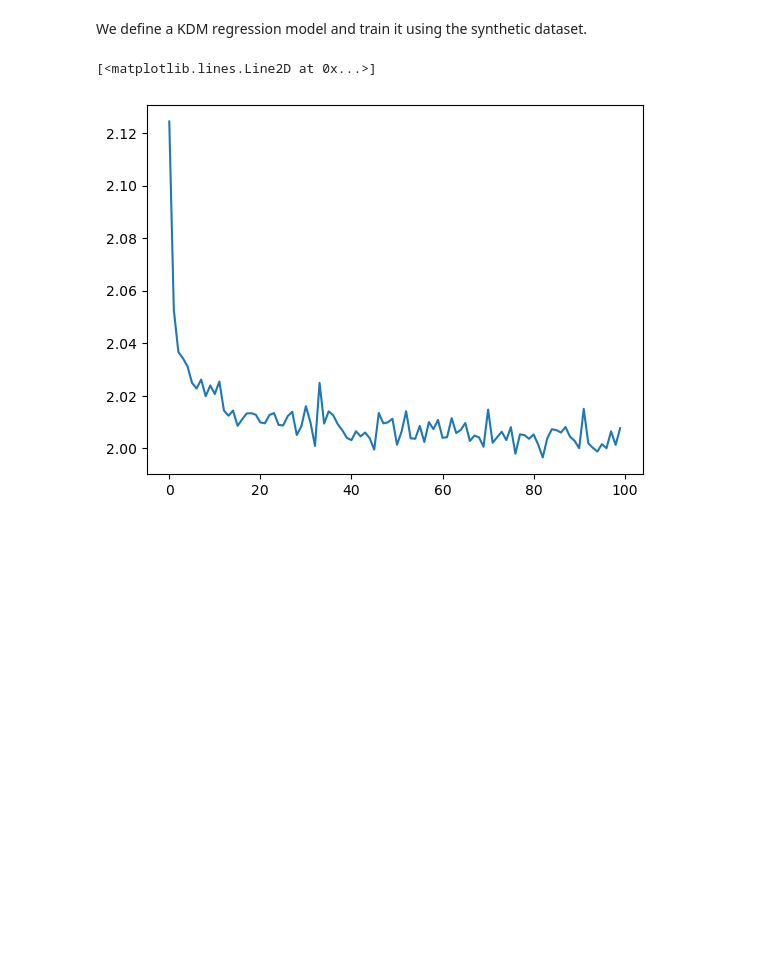
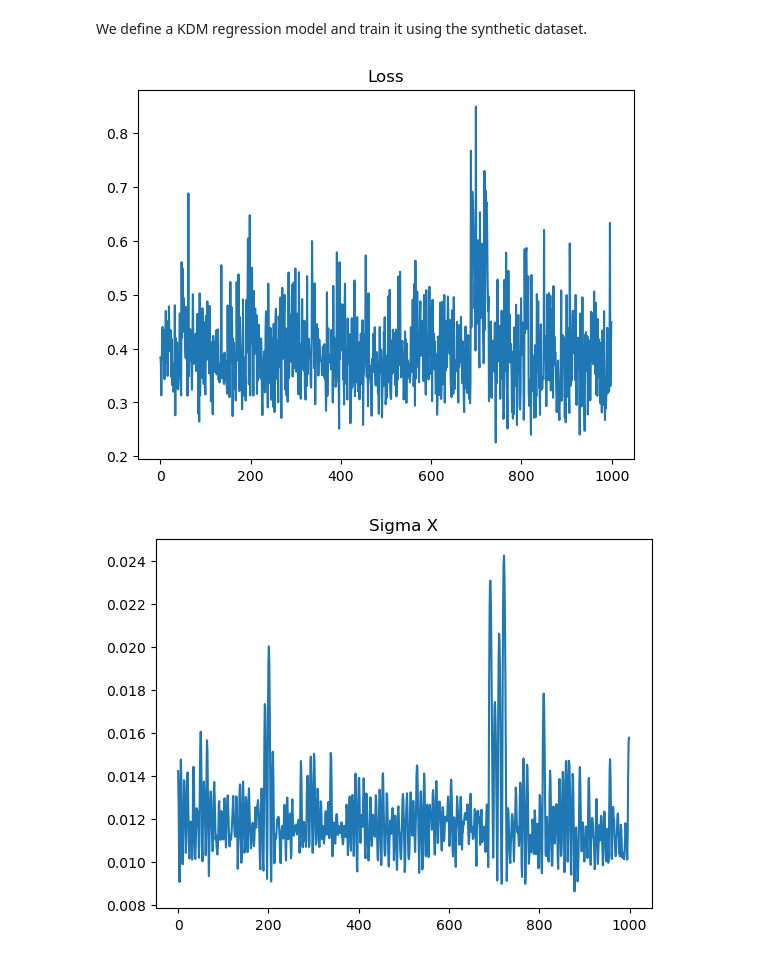
Before and after one commit to fagonzalezo/kdm, a Jupyter notebook: examples/kdm_regression.ipynb, the cells around one changed output. Cells and saved outputs as stored; diff of their text form; code cells hidden in the pictures; blank space fills up the shorter version.

```diff
--- a/examples/kdm_regression.ipynb
+++ b/examples/kdm_regression.ipynb
@@ -34,7 +34,7 @@ from matplotlib import pyplot as pl
 
 np.random.seed(1)
 
-num_train_samples = 1000
+num_train_samples = 50
 
 def f(x):
     """The function to predict."""
@@ -94,6 +94,7 @@ Test MSE: 0.0011497148563538355
 We define a KDM regression model and train it using the synthetic dataset.
 # %%
 from kdm.models import KDMRegressModel
+from kdm.utils import dm_rbf_expectation, dm_rbf_variance
 
 class LogLikLoss(keras.losses.Loss):
     def __init__(self, **kwargs):
@@ -102,37 +103,56 @@ class LogLikLoss(keras.losses.Loss):
     def call(self, y_true, y_pred):
         y1, y2 = y_true
         rho_y, sigma_y = y_pred
         return - keras.ops.mean(dm_rbf_loglik(y_true, rho_y, sigma_y))
 
 encoded_size = 1
 dim_y = 1
 encoder = keras.layers.Identity()
-n_comp = 20
+n_comp = 50
 
 kdm_model = KDMRegressModel(encoded_size=encoded_size,
                             dim_y=dim_y,
                             encoder=encoder,
                             n_comp=n_comp,
                             sigma_x=0.1,
-                            sigma_y=0.5,
+                            sigma_y=0.1,
                             generative=1.,
-                            entropy_reg_x=0)
+                            entropy_reg_x=0.)
 
 
 # train the model
 kdm_model.compile(optimizer=optimizers.Adam(learning_rate=5e-3),
                     loss=None)
-out1, out2 = kdm_model(X_train[:10])
+out1= kdm_model(X_train[:10])
 
 idx = np.random.randint(X_train.shape[0], size=n_comp)
 kdm_model.init_components(X_train[idx],
                           y_train[idx],
                           init_sigma=True)
 
 
 history = kdm_model.fit(X_train, y_train, epochs=100, batch_size=32, verbose=0)
 
-plt.plot(history.history['loss'])
+# Make a for to do one training step and print some loss and sigma
+# values
+losses = []
+sigma_x = []
+sigma_y = []
+for i in range(1000):
+    history = kdm_model.fit(X_train, y_train, epochs=1, batch_size=32, verbose=0)
+    losses.append(history.history['loss'][0])
+    sigma_x.append(kdm_model.kernel.sigma.numpy())
+    sigma_y.append(kdm_model.sigma_y.numpy())
+
+plt.plot(losses)
+plt.title("Loss")
+plt.show()
+plt.plot(sigma_x)
+plt.title("Sigma X")
+plt.show()
+plt.plot(sigma_y)
+plt.title("Sigma Y")
+plt.show()
 # %% [output]
-[<matplotlib.lines.Line2D at 0x...>]
-[figure, old version]
+[figure, new version]
+[figure, added]
```
Also changed, not shown: parts of 4 cells of this notebook, 2 other files.
